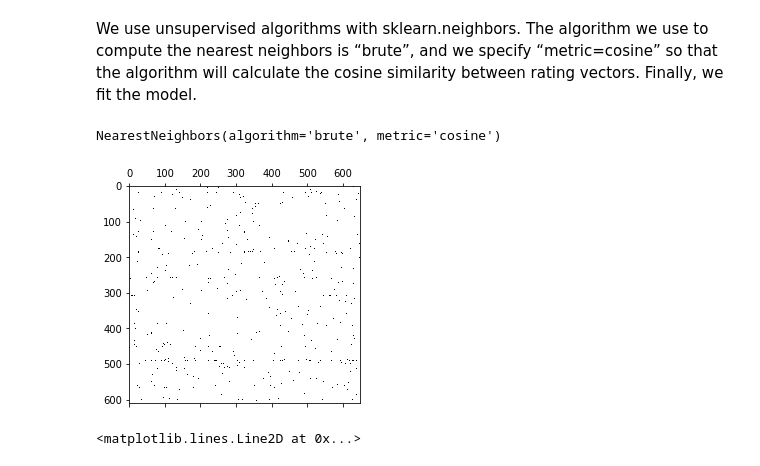
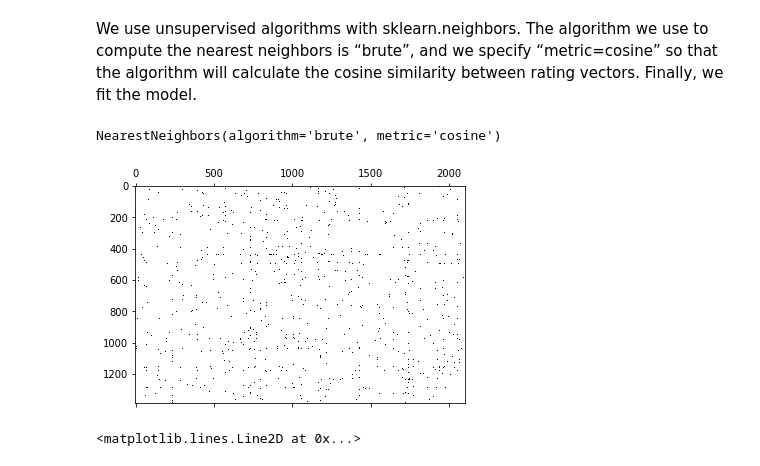
Before and after one commit to Ayushman0Singh/BookRecommendationSystem, a Jupyter notebook: BookRecommendation.ipynb, the cells around one changed output. Saved outputs shown, nothing was run; the diff lists cells and outputs as text; code cells hidden in the pictures.

```diff
--- a/BookRecommendation.ipynb
+++ b/BookRecommendation.ipynb
@@ -567,16 +567,16 @@ We use unsupervised algorithms with sklearn.neighbors. The algorithm we use to c
 # %%
 from scipy.sparse import csr_matrix
 from sklearn.neighbors import NearestNeighbors
 
-india_us_user_rating = india_us_user_rating.drop_duplicates(['User-ID', 'Book-Rating'])  #dropping duplicates since we dont need it in the pivot matrix
+india_us_user_rating = india_us_user_rating.drop_duplicates(['User-ID', 'Book-Title'])  #dropping duplicates since we dont need it in the pivot matrix
 india_us_user_rating_pivot = india_us_user_rating.pivot(index = 'Book-Title', columns = 'User-ID', values = 'Book-Rating').fillna(0) #filling nan values with zeroes
 plt.spy(india_us_user_rating_pivot) #checking the non-zero values in the matrix
 india_us_user_rating_matrix = csr_matrix(india_us_user_rating_pivot.values)
 model_knn = NearestNeighbors(metric = 'cosine', algorithm = 'brute')
 model_knn.fit(india_us_user_rating_matrix)
 # %% [output]
 NearestNeighbors(algorithm='brute', metric='cosine')
-[figure, old version]
+[figure, new version]
 # %%
 plt.spy(india_us_user_rating_matrix)
 # %% [output]
```
Also changed, not shown: parts of 22 cells of this notebook.
